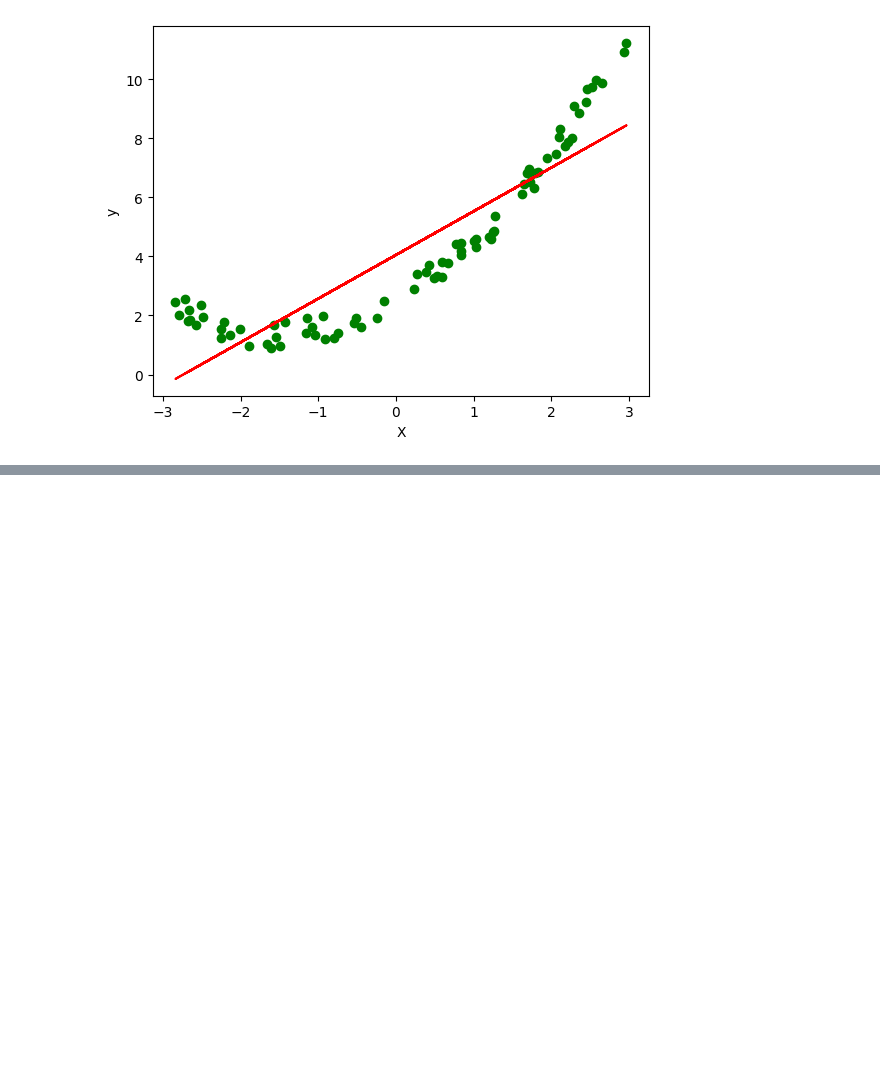
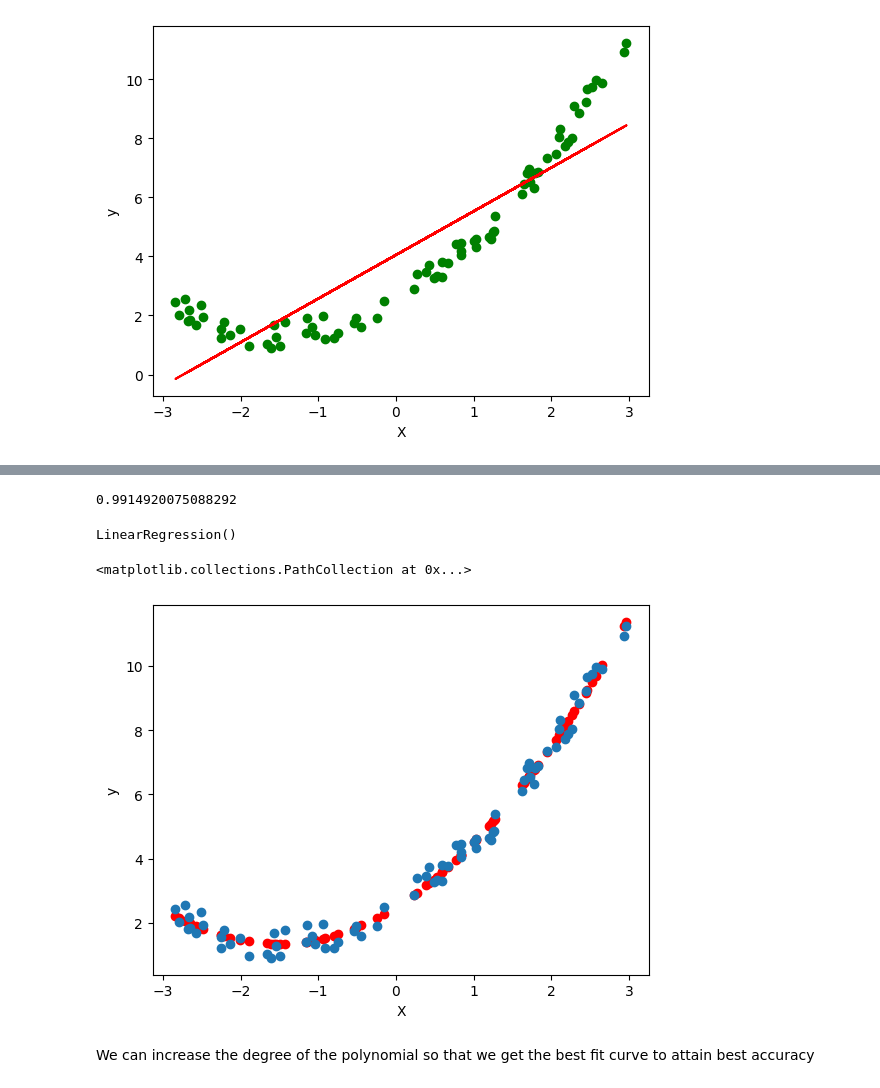
Before and after one commit to ssjha210/mlalgos-practice, a Jupyter notebook: 03_Polynomial_Regression/notebook.ipynb, the cells around one changed output, grey strips where cells are left out. Cells and saved outputs as stored; diff of their text form; code cells hidden in the pictures; blank space fills up the shorter version.

```diff
--- a/03_Polynomial_Regression/notebook.ipynb
+++ b/03_Polynomial_Regression/notebook.ipynb
@@ -36,3 +36,9 @@ plt.ylabel('y')
 # %% [output]
 Text(0, 0.5, 'y')
 [figure]
+# %%
+from sklearn.preprocessing import PolynomialFeatures
+poly=PolynomialFeatures(degree=2, include_bias=True)
+# %%
+X_train_poly=poly.fit_transform(X_train)
+X_test_poly=poly.transform(X_test)
@@ -38,0 +88,24 @@ Text(0, 0.5, 'y')
+# %%
+from sklearn.metrics import r2_score
+regression_2=LinearRegression()
+regression_2.fit(X_train_poly, y_train)
+y_pred=regression_2.predict(X_test_poly)
+score=r2_score(y_test, y_pred)
+print(score)
+# %% [output]
+0.9914920075088292
+# %%
+regression_2
+# %% [output]
+LinearRegression()
+# %%
+plt.scatter(X_train, regression_2.predict(X_train_poly), color='r')
+plt.xlabel('X')
+plt.ylabel('y')
+plt.scatter(X_train, y_train)
+# %% [output]
+<matplotlib.collections.PathCollection at 0x...>
+[figure, added]
+# %% [markdown]
+We can increase the degree of the polynomial
+so that we get the best fit curve to attain best accuracy
```
Also changed, not shown: parts of 10 cells of this notebook.
